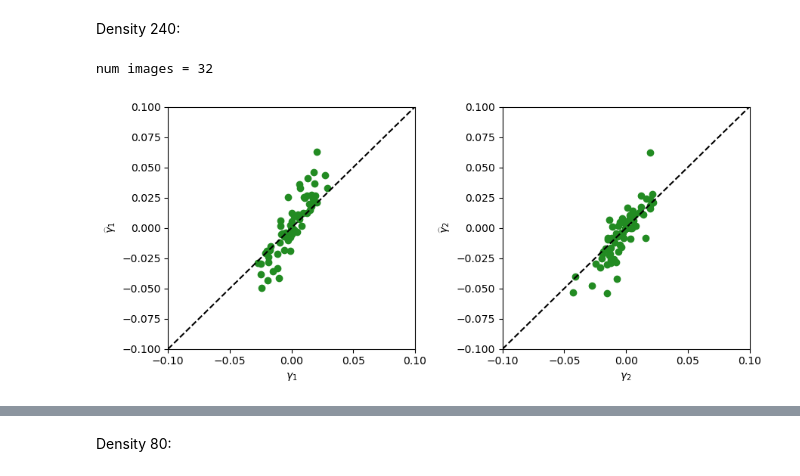
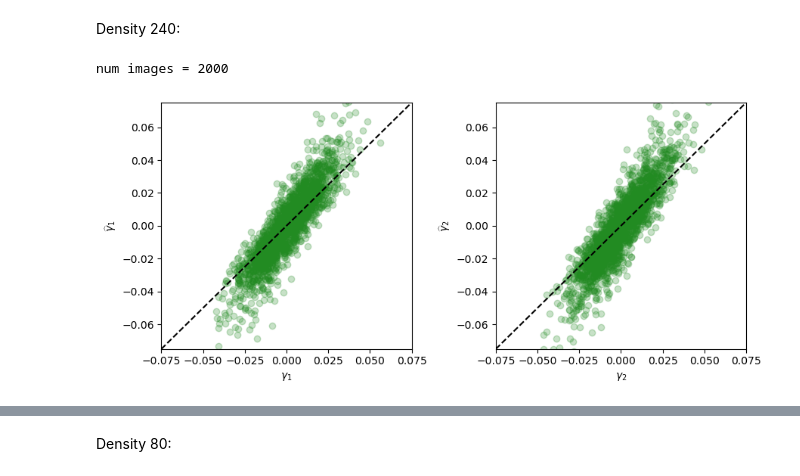
Before and after one commit to timwhite0/descwl-shear-sims, a Jupyter notebook: notebooks/test_anacal.ipynb, the cells around one changed output, grey strips where cells are left out. Cells and saved outputs as stored; diff of their text form; code cells hidden in the pictures.

```diff
--- a/notebooks/test_anacal.ipynb
+++ b/notebooks/test_anacal.ipynb
@@ -11,29 +11,29 @@ est_shear1 = torch.load('anacal_results/est_shear1.pt')
 true_shear2 = torch.load('anacal_results/true_shear2.pt')
 est_shear2 = torch.load('anacal_results/est_shear2.pt')
 # %%
-print(f"num images = {true_shear1[true_shear1>0].shape[0]}")
+print(f"num images = {true_shear1[true_shear1!=0].shape[0]}")
 # %% [output]
-num images = 32
+num images = 2000
 # %%
 fig, ax = plt.subplots(1, 2, figsize = (9, 4))
 
-_ = ax[0].scatter(true_shear1, est_shear1, color = 'forestgreen')
+_ = ax[0].scatter(true_shear1, est_shear1, color = 'forestgreen', alpha = 0.25)
 _ = ax[0].axline((0,0), slope = 1, linestyle = 'dashed', color = 'black')
 _ = ax[0].set_xlabel("$\gamma_1$")
 _ = ax[0].set_ylabel("$\widehat{\gamma}_1$")
-_ = ax[0].set_xlim(-0.1, 0.1)
-_ = ax[0].set_ylim(-0.1, 0.1)
+_ = ax[0].set_xlim(-0.075, 0.075)
+_ = ax[0].set_ylim(-0.075, 0.075)
 
-_ = ax[1].scatter(true_shear2, est_shear2, color = 'forestgreen')
+_ = ax[1].scatter(true_shear2, est_shear2, color = 'forestgreen', alpha = 0.25)
 _ = ax[1].axline((0,0), slope = 1, linestyle = 'dashed', color = 'black')
 _ = ax[1].set_xlabel("$\gamma_2$")
 _ = ax[1].set_ylabel("$\widehat{\gamma}_2$")
-_ = ax[1].set_xlim(-0.1, 0.1)
-_ = ax[1].set_ylim(-0.1, 0.1)
+_ = ax[1].set_xlim(-0.075, 0.075)
+_ = ax[1].set_ylim(-0.075, 0.075)
 
 _ = fig.tight_layout()
 # %% [output]
-[figure, old version]
+[figure, new version]
 # %%
 lr1 = linregress(true_shear1.flatten().cpu().numpy(), est_shear1.flatten().cpu().numpy())
 lr2 = linregress(true_shear2.flatten().cpu().numpy(), est_shear2.flatten().cpu().numpy())
```
Also changed, not shown: parts of 4 cells of this notebook.
